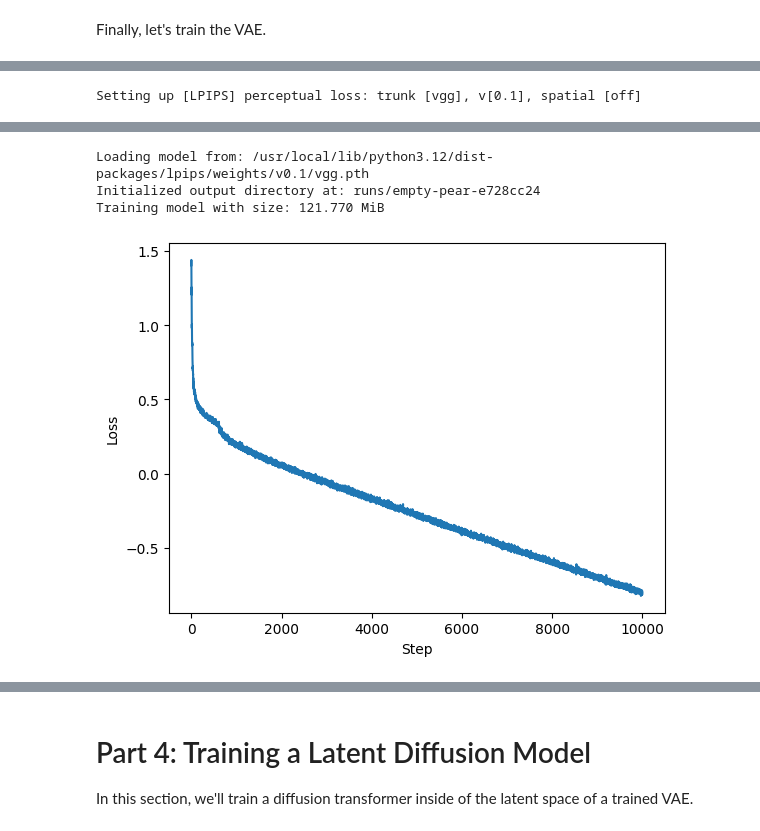
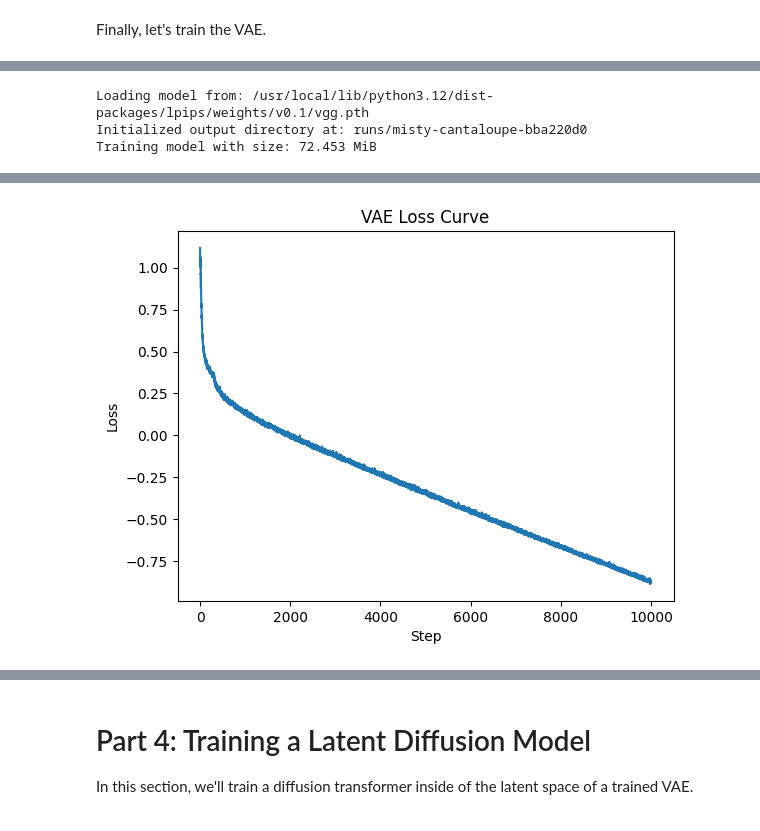
Before and after one commit to avanishd-3/diffusion, a Jupyter notebook: diffusion.ipynb, the cells around one changed output, grey strips where cells are left out. Saved outputs shown, nothing was run; the diff lists cells and outputs as text; code cells hidden in the pictures.

```diff
--- a/diffusion.ipynb
+++ b/diffusion.ipynb
@@ -1275,7 +1257,7 @@ celeba = CelebASampler(img_size=128).to(device)
 
 vae = VAE(
    data_channels = 3,
-   hidden_channels = [64, 128, 256, 512, 16],
+   hidden_channels = [64, 128, 256, 16],
    beta = 0.01, # Reduced KL penalty for sharper reconstructions
    perceptual_weight = 0.5 # LPIPS weight
 ).to(device)
@@ -1295,6 +1277,7 @@ losses, steps = trainer.train(
 plt.plot(steps, losses)
 plt.xlabel("Step")
 plt.ylabel("Loss")
+plt.title("VAE Loss Curve")
 plt.show()
 # %% [output]
 Access to the secret `HF_TOKEN` has not been granted on this notebook.
@@ -1306 +1290,3 @@ WARNING:huggingface_hub.utils._http:Warning: You are sending unauthenticated req
-Setting up [LPIPS] perceptual loss: trunk [vgg], v[0.1], spatial [off]
+Loading model from: /usr/local/lib/python3.12/dist-packages/lpips/weights/v0.1/vgg.pth
+Initialized output directory at: runs/misty-cantaloupe-bba220d0
+Training model with size: 72.453 MiB
@@ -1308,7 +1293,4 @@ Downloading: "https://download.pytorch.org/models/vgg16-397923af.pth" to /root/.
-Loading model from: /usr/local/lib/python3.12/dist-packages/lpips/weights/v0.1/vgg.pth
-Initialized output directory at: runs/empty-pear-e728cc24
-Training model with size: 121.770 MiB
-[figure, old version]
+[figure, new version]
 # %%
 # Perform interpolation in the latent space
 vae.eval()
```
Also changed, not shown: parts of 8 cells of this notebook.
